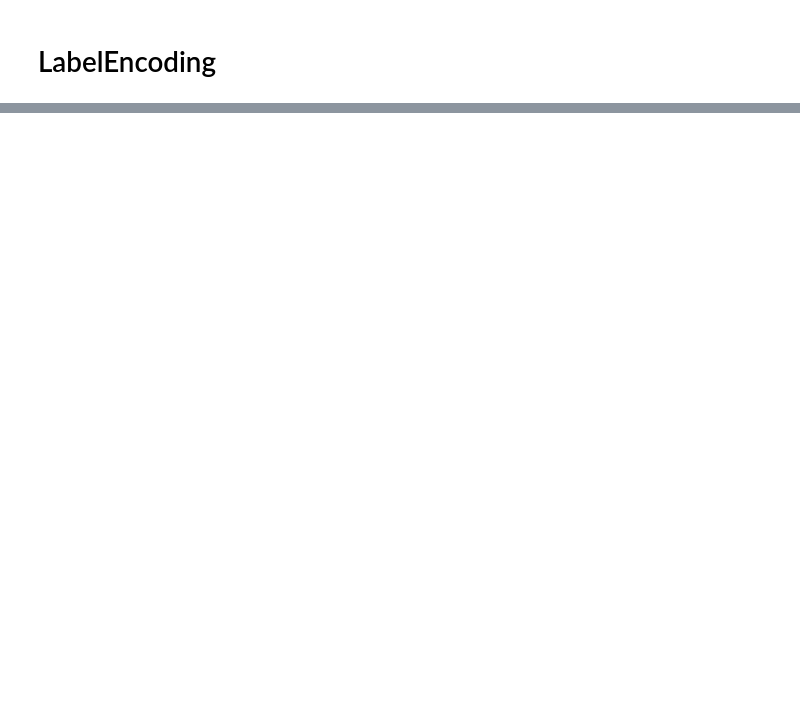
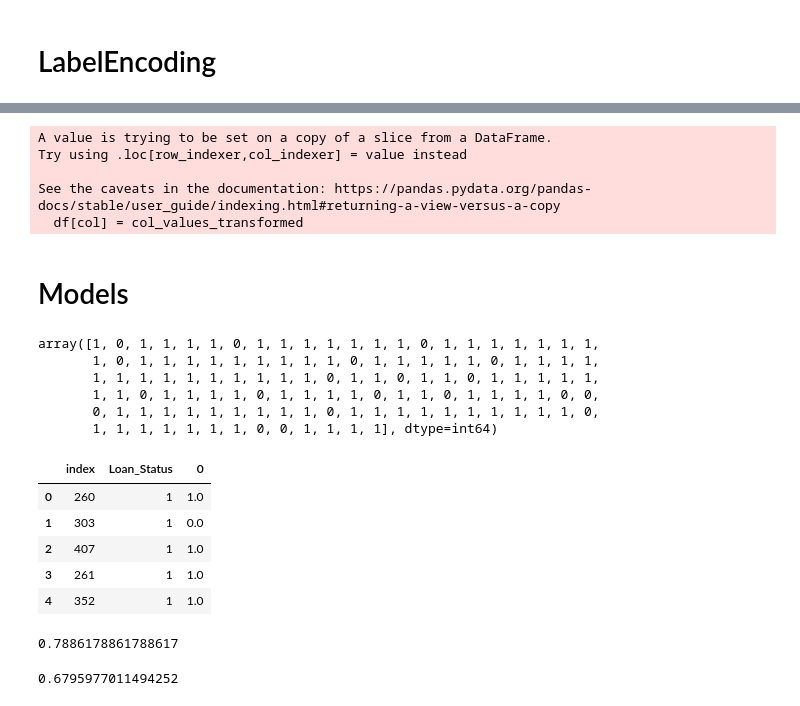
Before and after one commit to mencer456/Assignment3-Classification, a Jupyter notebook: Assignment3-Classification.ipynb, the cells around one changed output, grey strips where cells are left out. Saved outputs shown, nothing was run; the diff lists cells and outputs as text; code cells hidden in the pictures; blank space fills up the shorter version.

Commit message:
finished label Encoding

```diff
--- a/Assignment3-Classification.ipynb
+++ b/Assignment3-Classification.ipynb
@@ -416,0 +495,49 @@ features=df[[]]
+# %%
+features=df[['Dependents','Education','ApplicantIncome','term_buckets','loan_buckets','Property_Area','Credit_History']]
+
+label_encode(features,features.columns.values)
+
+target=df[['Loan_Status']]
+label_encode(target,target.columns.values)
+# %% [output]
+A value is trying to be set on a copy of a slice from a DataFrame.
+Try using .loc[row_indexer,col_indexer] = value instead
+
+See the caveats in the documentation: https://pandas.pydata.org/pandas-docs/stable/user_guide/indexing.html#returning-a-view-versus-a-copy
+  df[col] = col_values_transformed
+# %% [markdown]
+# Models
+# %%
+features_train, features_test, target_train, target_test=train_test_split(
+features, target, test_size = 0.2, random_state = 10)
+# %%
+nb = GaussianNB()
+nb.fit(features_train, target_train)
+target_pred = nb.predict(features_test)
+target_pred
+# %% [output]
+array([1, 0, 1, 1, 1, 1, 0, 1, 1, 1, 1, 1, 1, 1, 0, 1, 1, 1, 1, 1, 1, 1,
+       1, 0, 1, 1, 1, 1, 1, 1, 1, 1, 1, 0, 1, 1, 1, 1, 1, 0, 1, 1, 1, 1,
+       1, 1, 1, 1, 1, 1, 1, 1, 1, 1, 0, 1, 1, 0, 1, 1, 0, 1, 1, 1, 1, 1,
+       1, 1, 0, 1, 1, 1, 1, 0, 1, 1, 1, 1, 0, 1, 1, 0, 1, 1, 1, 1, 0, 0,
+       0, 1, 1, 1, 1, 1, 1, 1, 1, 1, 0, 1, 1, 1, 1, 1, 1, 1, 1, 1, 1, 0,
+       1, 1, 1, 1, 1, 1, 1, 0, 0, 1, 1, 1, 1], dtype=int64)
+# %%
+comp = pd.concat([target_train.reset_index(), pd.Series(target_pred)], axis=1)
+comp.head()
+# %% [output]
+|  | index | Loan_Status | 0 |
+| 0 | 260 | 1 | 1.0 |
+| 1 | 303 | 1 | 0.0 |
+| 2 | 407 | 1 | 1.0 |
+| 3 | 261 | 1 | 1.0 |
+| 4 | 352 | 1 | 1.0 |
+# %%
+from sklearn import metrics
+print(metrics.accuracy_score(target_test, target_pred))
+# %% [output]
+0.7886178861788617
+# %%
+print(metrics.roc_auc_score(target_test, target_pred))
+# %% [output]
+0.6795977011494252
```
Also changed, not shown: parts of 14 cells of this notebook.
